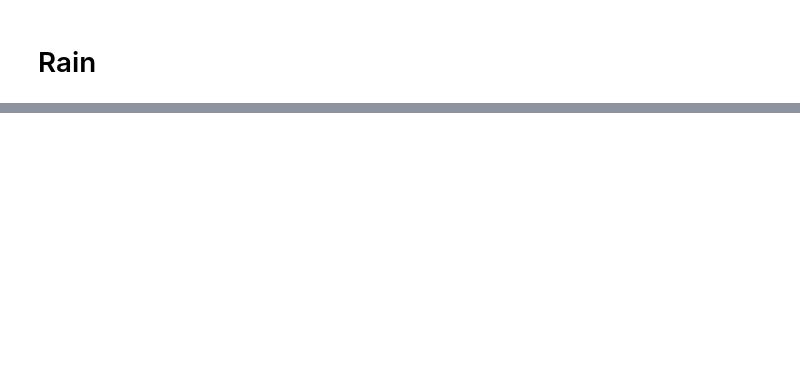
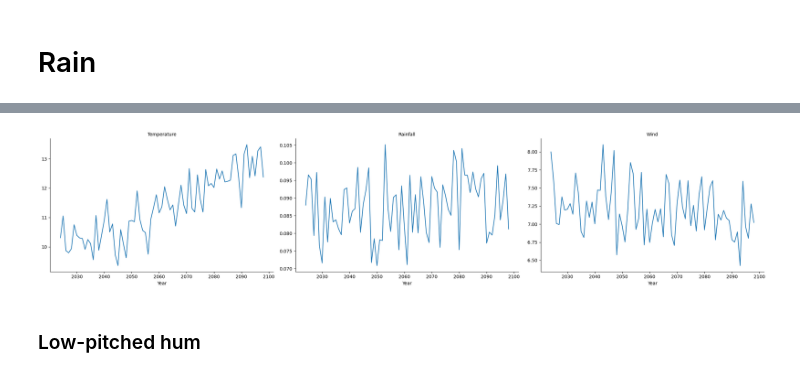
Before and after one commit to gpols/Sonification, a Jupyter notebook: main/signals.ipynb, the cells around one changed output, grey strips where cells are left out. Cells and saved outputs as stored; diff of their text form; code cells hidden in the pictures; blank space fills up the shorter version.

Commit message:
merged dfs

```diff
--- a/main/signals.ipynb
+++ b/main/signals.ipynb
@@ -79,10 +71,13 @@ temp_pred = temp_df[temp_df['Year'] >= '2024-01']
 temp_uk = temp_pred[['Year', 'UK']].copy()
 
 # Convert temperature from Kelvin to Celsius without decimal points
-temp_uk['Temperature'] = (temp_uk['UK'] - 273.15).astype('int16')
+temp_uk['Temperature'] = (temp_uk['UK'] - 273.15)
 
 # Drop the original 'UK' column
 temp_uk = temp_uk.drop(columns=['UK'])
 
-print(temp_uk)
+# Calculate the mean temperature for each month
+temp_uk = temp_uk.groupby(temp_uk['Year'].dt.year)['Temperature'].mean().reset_index()
+
+print(temp_uk[:5])
 # %% [output]
@@ -364,9 +201,0 @@ print(rain_uk.size)
-# %%
-# Multiply the 'Rainfall' column by 1000 to convert to mm
-rain_uk['Rainfall'] *= 100
-
-# Calculate the mean rainfall for each year
-rain_mean = rain_uk.groupby(rain_uk['Year'].dt.year)['Rainfall'].mean().reset_index().astype('int16')
-
-print(rain_mean)
-print(rain_mean.shape)
@@ -467,0 +202,11 @@ sd.stop()
+# %%
+# Merge the dataframes on the 'Year' column
+weather_uk = pd.merge(temp_uk, rain_uk, on='Year')
+weather_uk = pd.merge(weather_uk, wind_uk, on='Year')
+
+# Rename columns for clarity
+weather_uk.columns = ['Year', 'Temperature', 'Rainfall', 'Wind']
+
+print(weather_uk.head())
+print("Total number of elements in the array: ")
+print(weather_uk.size)
@@ -467,0 +222,22 @@ sd.stop()
+# %%
+
+# Melt the dataframe to long format for seaborn
+weather_melted = weather_uk.melt(id_vars='Year', var_name='Variable', value_name='Value')
+
+# Create a FacetGrid
+g = sns.FacetGrid(weather_melted, col='Variable', col_wrap=3, sharey=False, height=5, aspect=1.5)
+
+# Map the plot to the grid
+g.map(sns.lineplot, 'Year', 'Value')
+
+# Set axis labels and titles
+g.set_axis_labels('Year', '')
+g.set_titles('{col_name}')
+
+# Adjust layout
+plt.tight_layout()
+plt.show()
+# %% [output]
+[figure, added]
+# %% [markdown]
+### Low-pitched hum
```
Also changed, not shown: parts of 27 cells of this notebook, 2 other files.
